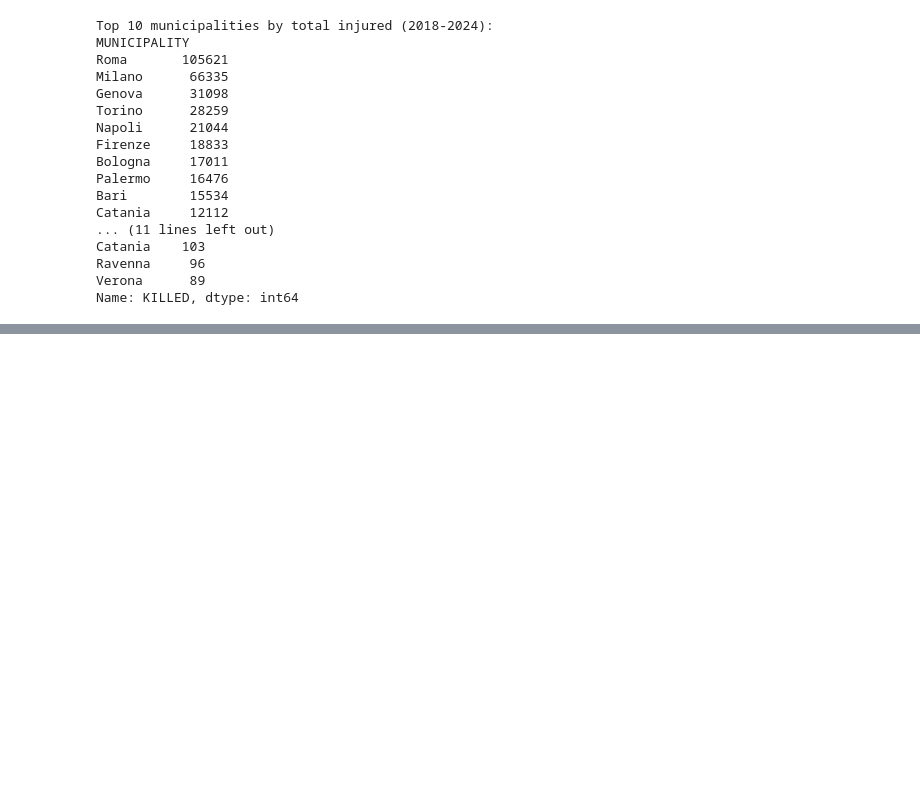
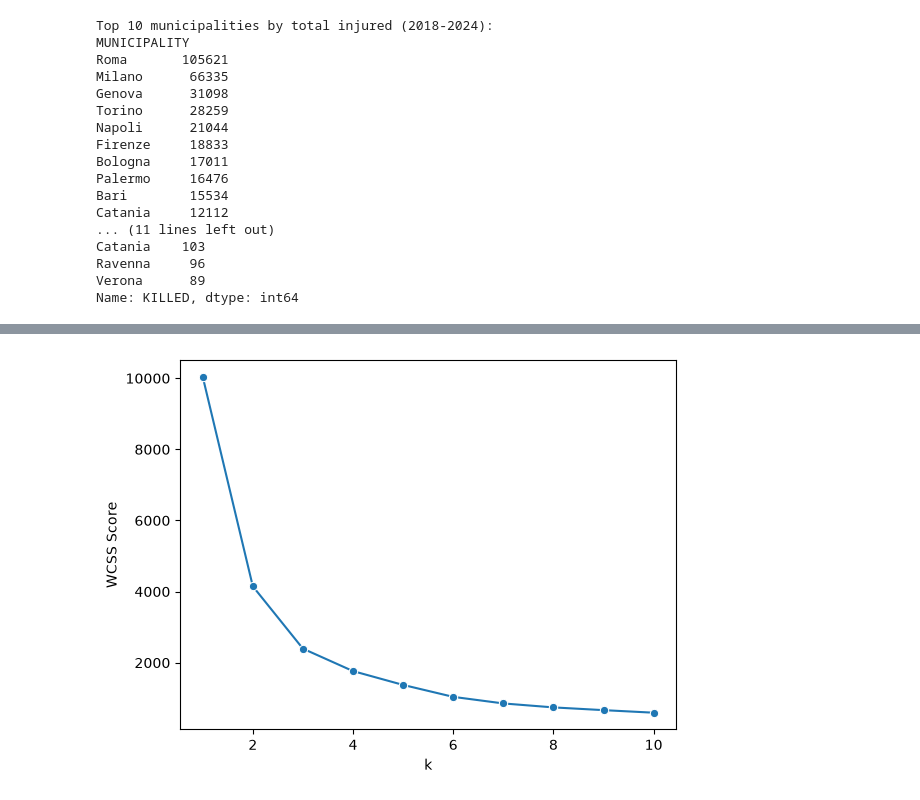
Before and after one commit to gretabarrale/boolean_capstone_project, a Jupyter notebook: eda.ipynb, the cells around one changed output, grey strips where cells are left out. Drawn from its saved outputs; the diff is of its cells as text; code cells hidden in the pictures; blank space fills up the shorter version.

```diff
--- a/eda.ipynb
+++ b/eda.ipynb
@@ -384,0 +438,19 @@ Name: KILLED, dtype: int64
+# %%
+from sklearn.cluster import KMeans
+
+# # Elbow method to find the number of k
+
+k_values= range(1, 11)
+wcss_list = []
+
+for k in k_values:
+    kmeans= KMeans(n_clusters= k, random_state= 42)
+    kmeans.fit(scaled_df)
+    wcss_list.append(kmeans.inertia_)
+
+sns.lineplot(x=k_values, y=wcss_list, marker='o')
+plt.xlabel('k')
+plt.ylabel('WCSS Score')
+plt.show()
+# %% [output]
+[figure, added]
```
Also changed, not shown: parts of 11 cells of this notebook.
